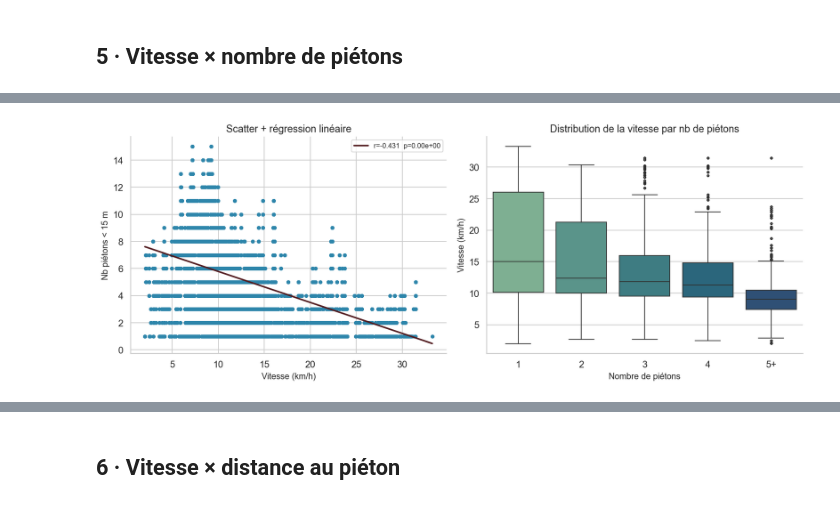
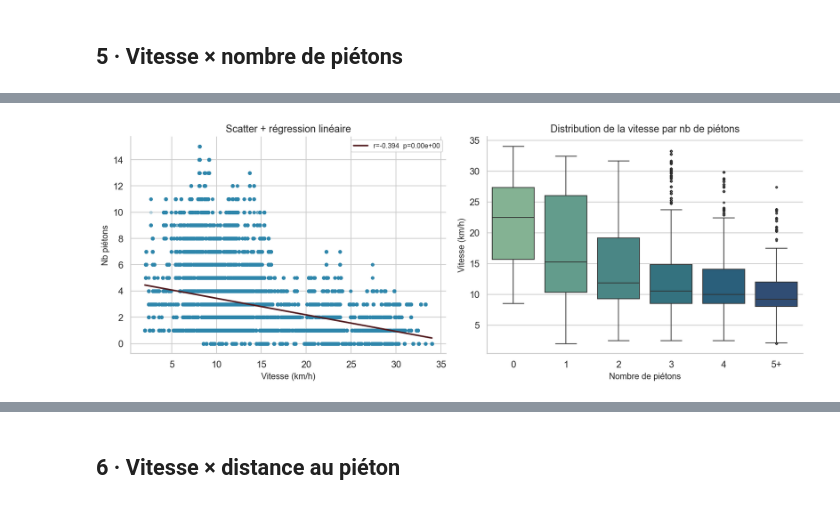
Before and after one commit to martin1207/newmob_modeling, a Jupyter notebook: escooter_analysis.ipynb, the cells around one changed output, grey strips where cells are left out. Saved outputs shown, nothing was run; the diff lists cells and outputs as text; code cells hidden in the pictures.

```diff
--- a/escooter_analysis.ipynb
+++ b/escooter_analysis.ipynb
@@ -38,7 +38,7 @@ PALETTE   = sns.color_palette("crest", as_cmap=False)
 COLOR_SPD = "#2E86AB"   # bleu vitesse
 COLOR_ACC = "#511A1E"   # rouge accent
 
-DATASET_PATH = "/Volumes/My Passport/clean_dataset.csv"   # ← adapter si besoin
+DATASET_PATH = "/Volumes/My Passport/NEWMOB/clean_dataset.csv"   # ← adapter si besoin
 # %% [markdown]
 ## 2 · Chargement & aperçu
 # %%
@@ -178,28 +177,66 @@ Skewness=1.446  |  Kurtosis=1.654
 # %%
 fig, axes = plt.subplots(1, 2, figsize=(13, 5))
 
+# Données propres pour n_pedestrians
+df_plot = df.copy()
+df_plot["n_pedestrians_num"] = (
+    pd.to_numeric(df_plot["n_pedestrians"], errors="coerce")
+    .replace([np.inf, -np.inf], np.nan)
+)
+
 # 5a — Scatter + régression
 ax = axes[0]
-sub = df[["speed_kmh", "n_pedestrians"]].dropna()
-ax.scatter(sub["speed_kmh"], sub["n_pedestrians"],
-           alpha=0.25, s=12, color=COLOR_SPD)
-m, b, r, p, se = stats.linregress(sub["speed_kmh"], sub["n_pedestrians"])
-x_line = np.linspace(sub["speed_kmh"].min(), sub["speed_kmh"].max(), 200)
-ax.plot(x_line, m * x_line + b, color=COLOR_ACC, lw=2,
-        label=f"r={r:.3f}  p={p:.2e}")
+sub = df_plot[["speed_kmh", "n_pedestrians_num"]].dropna()
+
+ax.scatter(
+    sub["speed_kmh"],
+    sub["n_pedestrians_num"],
+    alpha=0.25,
+    s=12,
+    color=COLOR_SPD
+)
+
+if len(sub) >= 2:
+    m, b, r, p, se = stats.linregress(sub["speed_kmh"], sub["n_pedestrians_num"])
+    x_line = np.linspace(sub["speed_kmh"].min(), sub["speed_kmh"].max(), 200)
+    ax.plot(
+        x_line,
+        m * x_line + b,
+        color=COLOR_ACC,
+        lw=2,
+        label=f"r={r:.3f}  p={p:.2e}"
+    )
+    ax.legend(fontsize=9)
+
 ax.set_xlabel("Vitesse (km/h)")
-ax.set_ylabel("Nb piétons < 15 m")
+ax.set_ylabel("Nb piétons")
 ax.set_title("Scatter + régression linéaire")
-ax.legend(fontsize=9)
 
 # 5b — Boxplot par nombre de piétons
 ax = axes[1]
-df["n_ped_cat"] = df["n_pedestrians"].clip(upper=5).astype(int).astype(str)
-df["n_ped_cat"] = df["n_ped_cat"].replace({"5": "5+"})
-order = [str(i) for i in range(1, 5)] + ["5+"]
-order = [o for o in order if o in df["n_ped_cat"].unique()]
-sns.boxplot(data=df, x="n_ped_cat", y="speed_kmh", order=order,
-            palette="crest", ax=ax, flierprops={"markersize": 2, "alpha": 0.3})
+box_df = df_plot.dropna(subset=["n_pedestrians_num", "speed_kmh"]).copy()
+
+box_df["n_ped_cat"] = (
+    box_df["n_pedestrians_num"]
+    .clip(upper=5)
+    .astype(int)
+    .astype(str)
+)
+box_df["n_ped_cat"] = box_df["n_ped_cat"].replace({"5": "5+"})
+
+order = [str(i) for i in range(0, 5)] + ["5+"]
+order = [o for o in order if o in box_df["n_ped_cat"].unique()]
+
+sns.boxplot(
+    data=box_df,
+    x="n_ped_cat",
+    y="speed_kmh",
+    order=order,
+    palette="crest",
+    ax=ax,
+    flierprops={"markersize": 2, "alpha": 0.3}
+)
+
 ax.set_xlabel("Nombre de piétons")
 ax.set_ylabel("Vitesse (km/h)")
 ax.set_title("Distribution de la vitesse par nb de piétons")
@@ -208,11 +245,20 @@ plt.tight_layout()
 plt.show()
 
 # ANOVA one-way
-groups = [g["speed_kmh"].dropna().values
-          for _, g in df.groupby("n_pedestrians")
-          if len(g) > 5]
-F, p_anova = stats.f_oneway(*groups)
-print(f"ANOVA one-way  F={F:.2f}  p={p_anova:.2e}")
+anova_df = df_plot.dropna(subset=["n_pedestrians_num", "speed_kmh"]).copy()
+anova_df["n_pedestrians_int"] = anova_df["n_pedestrians_num"].astype(int)
+
+groups = [
+    g["speed_kmh"].values
+    for _, g in anova_df.groupby("n_pedestrians_int")
+    if len(g) > 5
+]
+
+if len(groups) >= 2:
+    F, p_anova = stats.f_oneway(*groups)
+    print(f"ANOVA one-way  F={F:.2f}  p={p_anova:.2e}")
+else:
+    print("ANOVA impossible : pas assez de groupes avec > 5 observations.")
 # %% [output]
 Passing `palette` without assigning `hue` is deprecated and will be removed in v0.14.0. Assign the `x` variable to `hue` and set `legend=False` for the same effect.
 
@@ -220 +266 @@ Passing `palette` without assigning `hue` is deprecated and will be removed in v
-[figure, old version]
+[figure, new version]
```
Also changed, not shown: parts of 13 cells of this notebook, 2 other files.
